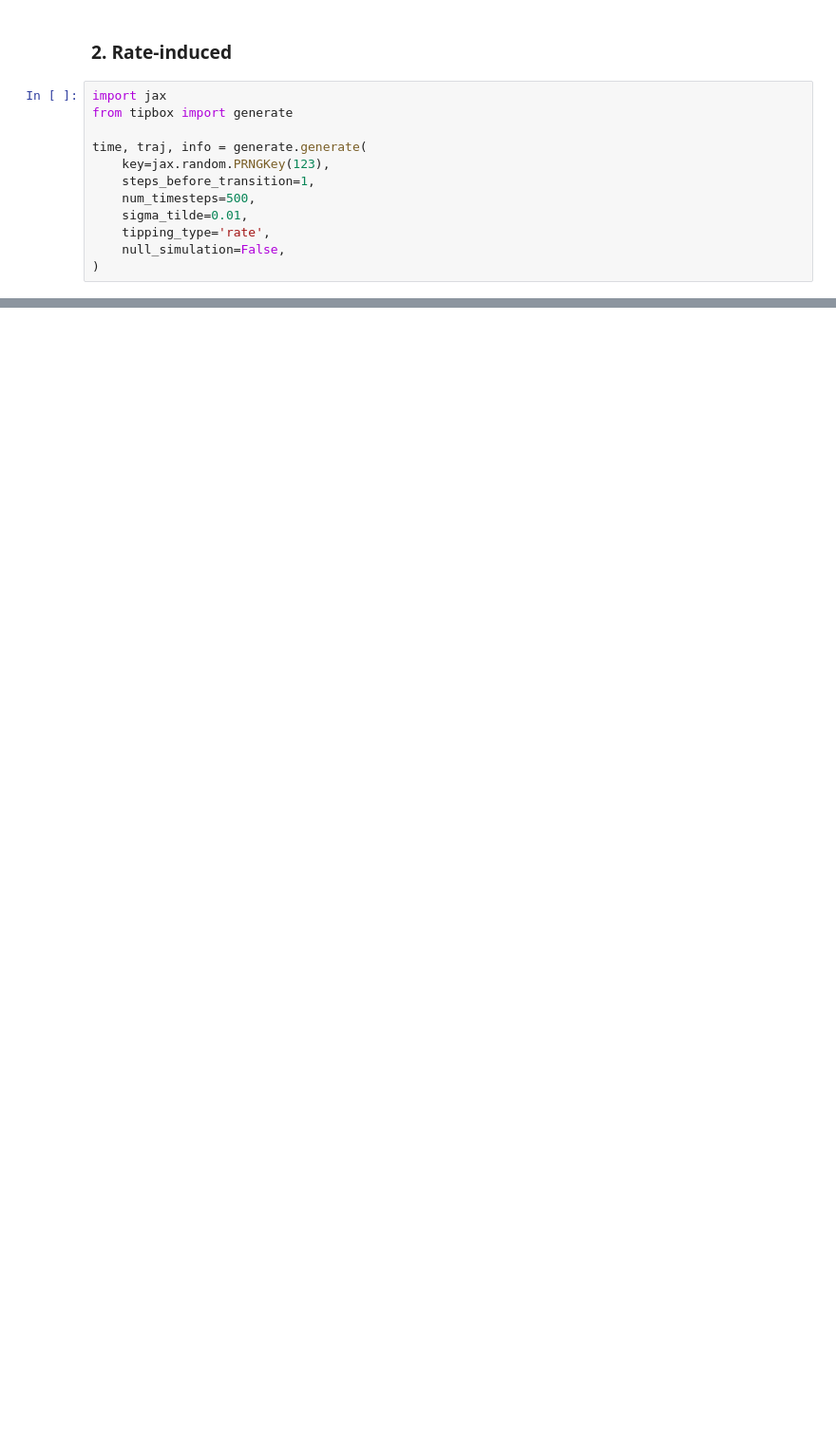
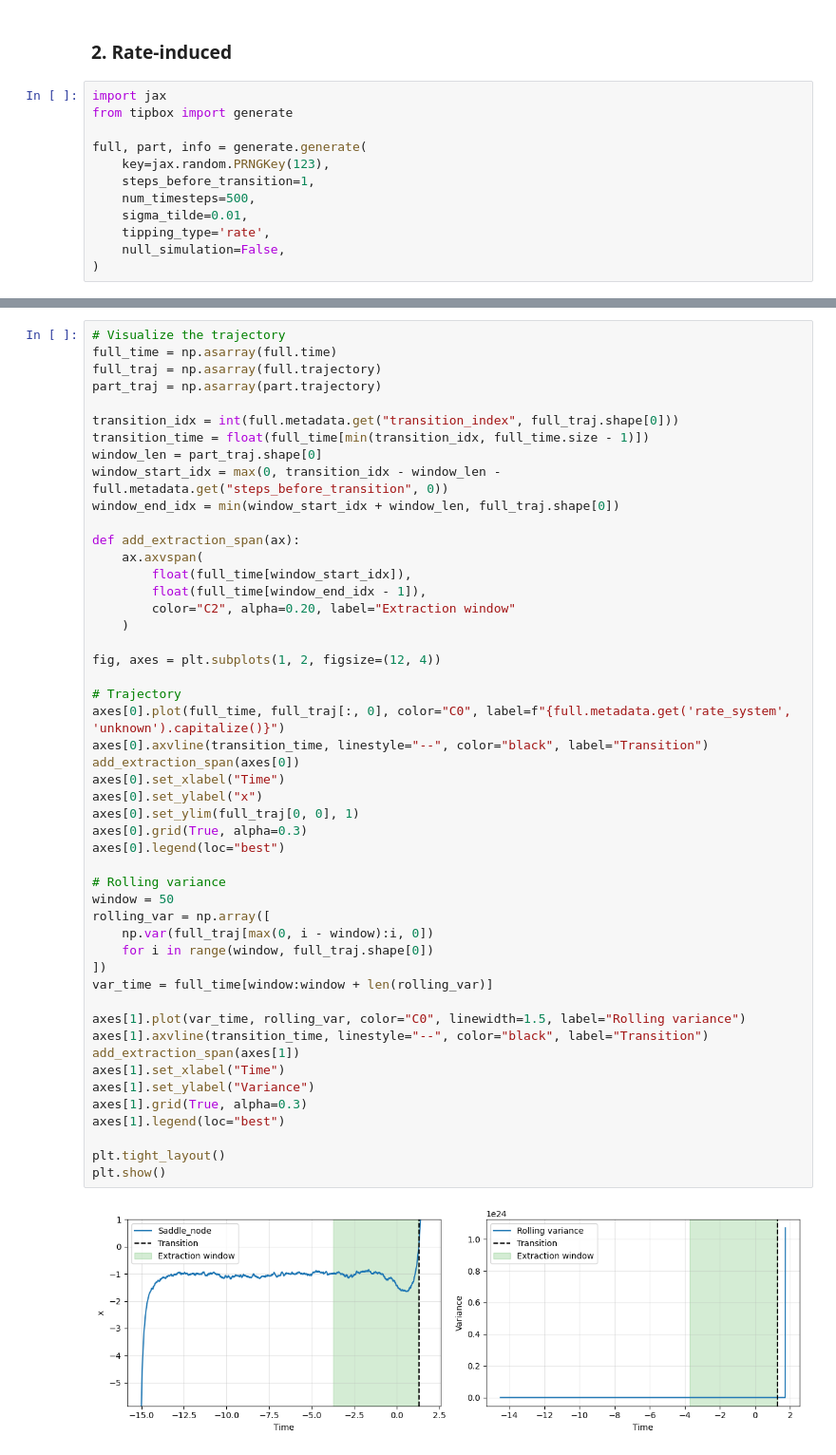
Before and after one commit to juannat7/tipbox, a Jupyter notebook: notebook/01_generate_data_pfn.ipynb, the cells around one changed output, grey strips where cells are left out. Shown at 95% size. Saved outputs shown, nothing was run; the diff lists cells and outputs as text; blank space fills up the shorter version.

Commit message:
also output dynamics beyond transition point

```diff
--- a/notebook/01_generate_data_pfn.ipynb
+++ b/notebook/01_generate_data_pfn.ipynb
@@ -125,7 +157,7 @@ plt.show()
 import jax
 from tipbox import generate
 
-time, traj, info = generate.generate(
+full, part, info = generate.generate(
     key=jax.random.PRNGKey(123),
     steps_before_transition=1,
     num_timesteps=500,
@@ -179,0 +190,51 @@ plt.show()
+# %%
+# Visualize the trajectory
+full_time = np.asarray(full.time)
+full_traj = np.asarray(full.trajectory)
+part_traj = np.asarray(part.trajectory)
+
+transition_idx = int(full.metadata.get("transition_index", full_traj.shape[0]))
+transition_time = float(full_time[min(transition_idx, full_time.size - 1)])
+window_len = part_traj.shape[0]
+window_start_idx = max(0, transition_idx - window_len - full.metadata.get("steps_before_transition", 0))
+window_end_idx = min(window_start_idx + window_len, full_traj.shape[0])
+
+def add_extraction_span(ax):
+    ax.axvspan(
+        float(full_time[window_start_idx]),
+        float(full_time[window_end_idx - 1]),
+        color="C2", alpha=0.20, label="Extraction window"
+    )
+
+fig, axes = plt.subplots(1, 2, figsize=(12, 4))
+
+# Trajectory
+axes[0].plot(full_time, full_traj[:, 0], color="C0", label=f"{full.metadata.get('rate_system', 'unknown').capitalize()}")
+axes[0].axvline(transition_time, linestyle="--", color="black", label="Transition")
+add_extraction_span(axes[0])
+axes[0].set_xlabel("Time")
+axes[0].set_ylabel("x")
+axes[0].set_ylim(full_traj[0, 0], 1)
+axes[0].grid(True, alpha=0.3)
+axes[0].legend(loc="best")
+
+# Rolling variance
+window = 50
+rolling_var = np.array([
+    np.var(full_traj[max(0, i - window):i, 0])
+    for i in range(window, full_traj.shape[0])
+])
+var_time = full_time[window:window + len(rolling_var)]
+
+axes[1].plot(var_time, rolling_var, color="C0", linewidth=1.5, label="Rolling variance")
+axes[1].axvline(transition_time, linestyle="--", color="black", label="Transition")
+add_extraction_span(axes[1])
+axes[1].set_xlabel("Time")
+axes[1].set_ylabel("Variance")
+axes[1].grid(True, alpha=0.3)
+axes[1].legend(loc="best")
+
+plt.tight_layout()
+plt.show()
+# %% [output]
+[figure, added]
```
Also changed, not shown: parts of 7 cells of this notebook, 4 other files.
